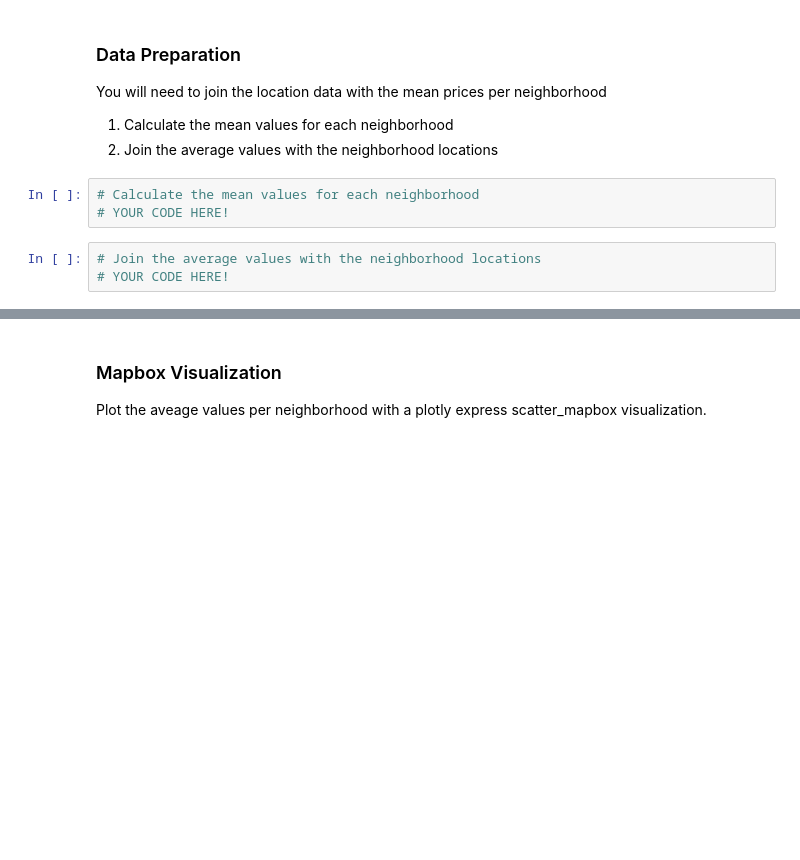
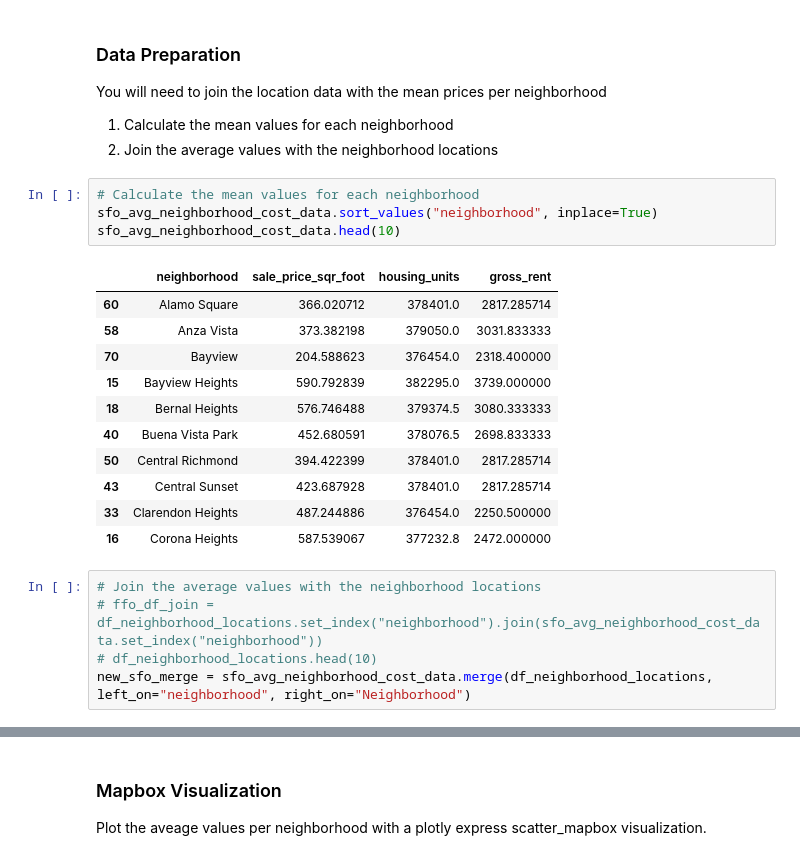
Before and after one commit to CapraRoyale/python-rental-analysis, a Jupyter notebook: rental_analysis.ipynb, the cells around one changed output, grey strips where cells are left out. Saved outputs shown, nothing was run; the diff lists cells and outputs as text; blank space fills up the shorter version.

```diff
--- a/rental_analysis.ipynb
+++ b/rental_analysis.ipynb
@@ -203,7 +213,22 @@ You will need to join the location data with the mean prices per neighborhood
 2. Join the average values with the neighborhood locations
 # %%
 # Calculate the mean values for each neighborhood
-# YOUR CODE HERE!
+sfo_avg_neighborhood_cost_data.sort_values("neighborhood", inplace=True)
+sfo_avg_neighborhood_cost_data.head(10)
+# %% [output]
+|  | neighborhood | sale_price_sqr_foot | housing_units | gross_rent |
+| 60 | Alamo Square | 366.020712 | 378401.0 | 2817.285714 |
+| 58 | Anza Vista | 373.382198 | 379050.0 | 3031.833333 |
+| 70 | Bayview | 204.588623 | 376454.0 | 2318.400000 |
+| 15 | Bayview Heights | 590.792839 | 382295.0 | 3739.000000 |
+| 18 | Bernal Heights | 576.746488 | 379374.5 | 3080.333333 |
+| 40 | Buena Vista Park | 452.680591 | 378076.5 | 2698.833333 |
+| 50 | Central Richmond | 394.422399 | 378401.0 | 2817.285714 |
+| 43 | Central Sunset | 423.687928 | 378401.0 | 2817.285714 |
+| 33 | Clarendon Heights | 487.244886 | 376454.0 | 2250.500000 |
+| 16 | Corona Heights | 587.539067 | 377232.8 | 2472.000000 |
 # %%
 # Join the average values with the neighborhood locations
-# YOUR CODE HERE!
+# ffo_df_join = df_neighborhood_locations.set_index("neighborhood").join(sfo_avg_neighborhood_cost_data.set_index("neighborhood"))
+# df_neighborhood_locations.head(10)
+new_sfo_merge = sfo_avg_neighborhood_cost_data.merge(df_neighborhood_locations, left_on="neighborhood", right_on="Neighborhood")
```
Also changed, not shown: parts of 6 cells of this notebook.
